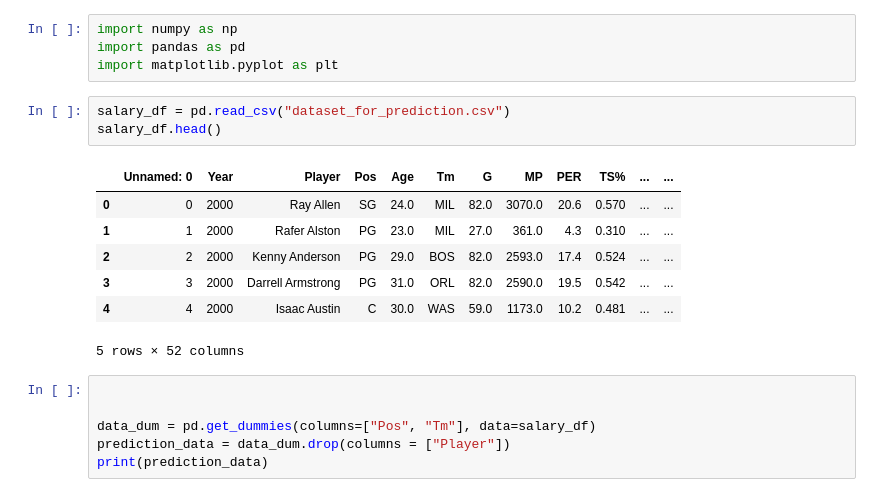
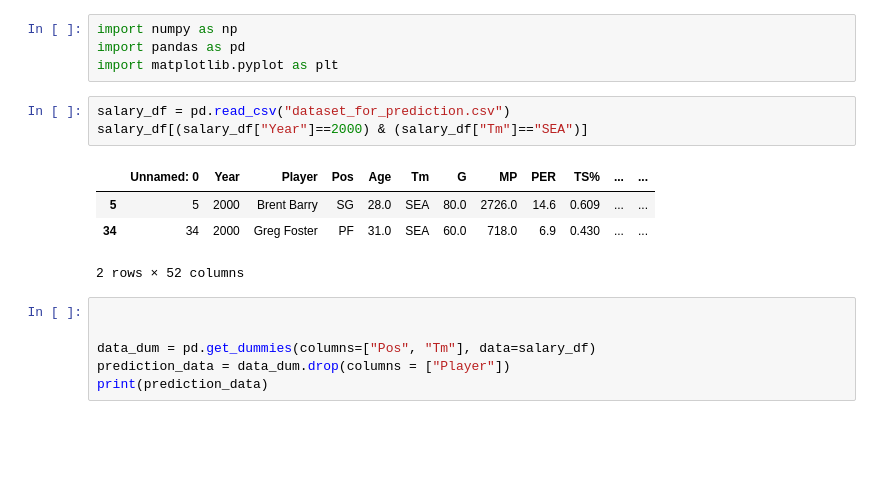
Before and after one commit to Patricklomp/nbasalaries, a Jupyter notebook: Prediction.ipynb, the cells around one changed output. Drawn from its saved outputs; the diff is of its cells as text; blank space fills up the shorter version.

```diff
--- a/Prediction.ipynb
+++ b/Prediction.ipynb
@@ -6,15 +6,12 @@ import pandas as pd
 import matplotlib.pyplot as plt
 # %%
 salary_df = pd.read_csv("dataset_for_prediction.csv")
-salary_df.head()
+salary_df[(salary_df["Year"]==2000) & (salary_df["Tm"]=="SEA")]
 # %% [output]
 |  | Unnamed: 0 | Year | Player | Pos | Age | Tm | G | MP | PER | TS% | ... | ... |
-| 0 | 0 | 2000 | Ray Allen | SG | 24.0 | MIL | 82.0 | 3070.0 | 20.6 | 0.570 | ... | ... |
-| 1 | 1 | 2000 | Rafer Alston | PG | 23.0 | MIL | 27.0 | 361.0 | 4.3 | 0.310 | ... | ... |
-| 2 | 2 | 2000 | Kenny Anderson | PG | 29.0 | BOS | 82.0 | 2593.0 | 17.4 | 0.524 | ... | ... |
-| 3 | 3 | 2000 | Darrell Armstrong | PG | 31.0 | ORL | 82.0 | 2590.0 | 19.5 | 0.542 | ... | ... |
-| 4 | 4 | 2000 | Isaac Austin | C | 30.0 | WAS | 59.0 | 1173.0 | 10.2 | 0.481 | ... | ... |
+| 5 | 5 | 2000 | Brent Barry | SG | 28.0 | SEA | 80.0 | 2726.0 | 14.6 | 0.609 | ... | ... |
+| 34 | 34 | 2000 | Greg Foster | PF | 31.0 | SEA | 60.0 | 718.0 | 6.9 | 0.430 | ... | ... |
-5 rows × 52 columns
+2 rows × 52 columns
 # %%
 
 
```
Also changed, not shown: parts of 2 cells of this notebook.
